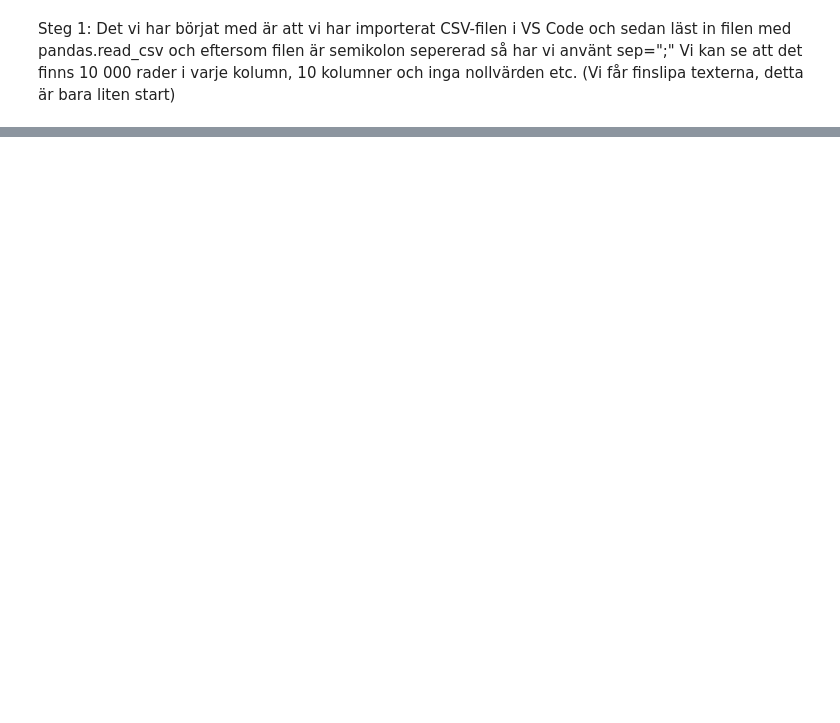
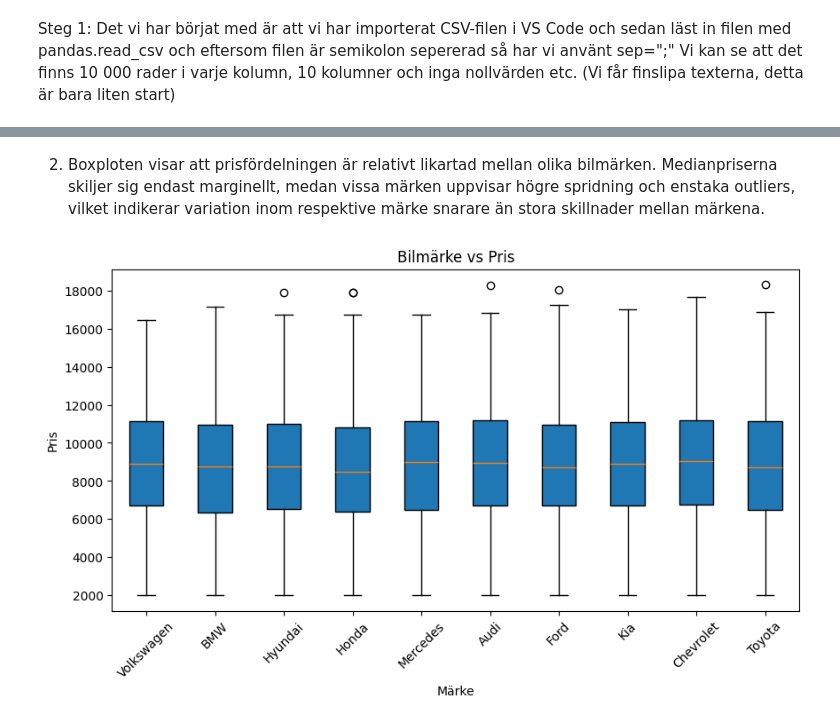
Before and after one commit to Pixelatrix/MachineLearning, a Jupyter notebook: Lillia/Lillia.ipynb, the cells around one changed output, grey strips where cells are left out. Cells and saved outputs as stored; diff of their text form; code cells hidden in the pictures; blank space fills up the shorter version.

```diff
--- a/Lillia/Lillia.ipynb
+++ b/Lillia/Lillia.ipynb
@@ -219,0 +126,18 @@ print(X_test_prepared.shape)
+# %% [markdown]
+2. Boxploten visar att prisfördelningen är relativt likartad mellan olika bilmärken. Medianpriserna skiljer sig endast marginellt, medan vissa märken uppvisar högre spridning och enstaka outliers, vilket indikerar variation inom respektive märke snarare än stora skillnader mellan märkena.
+# %%
+#Boxplot av pris per bilmärke
+
+plt.figure(figsize=(10,5))
+brands = EDA_train_df['Brand'].unique()
+data_to_plot = [EDA_train_df[EDA_train_df['Brand']==brand]['Price'] for brand in brands]
+
+plt.boxplot(data_to_plot, tick_labels=brands, patch_artist=True)
+plt.title("Bilmärke vs Pris")
+plt.xlabel("Märke")
+plt.ylabel("Pris")
+plt.xticks(rotation=45)
+plt.show()
+# Identifiera outliers som är relativa till gruppen, inte hela datan.
+# %% [output]
+[figure, added]
```
Also changed, not shown: parts of 51 cells of this notebook.
